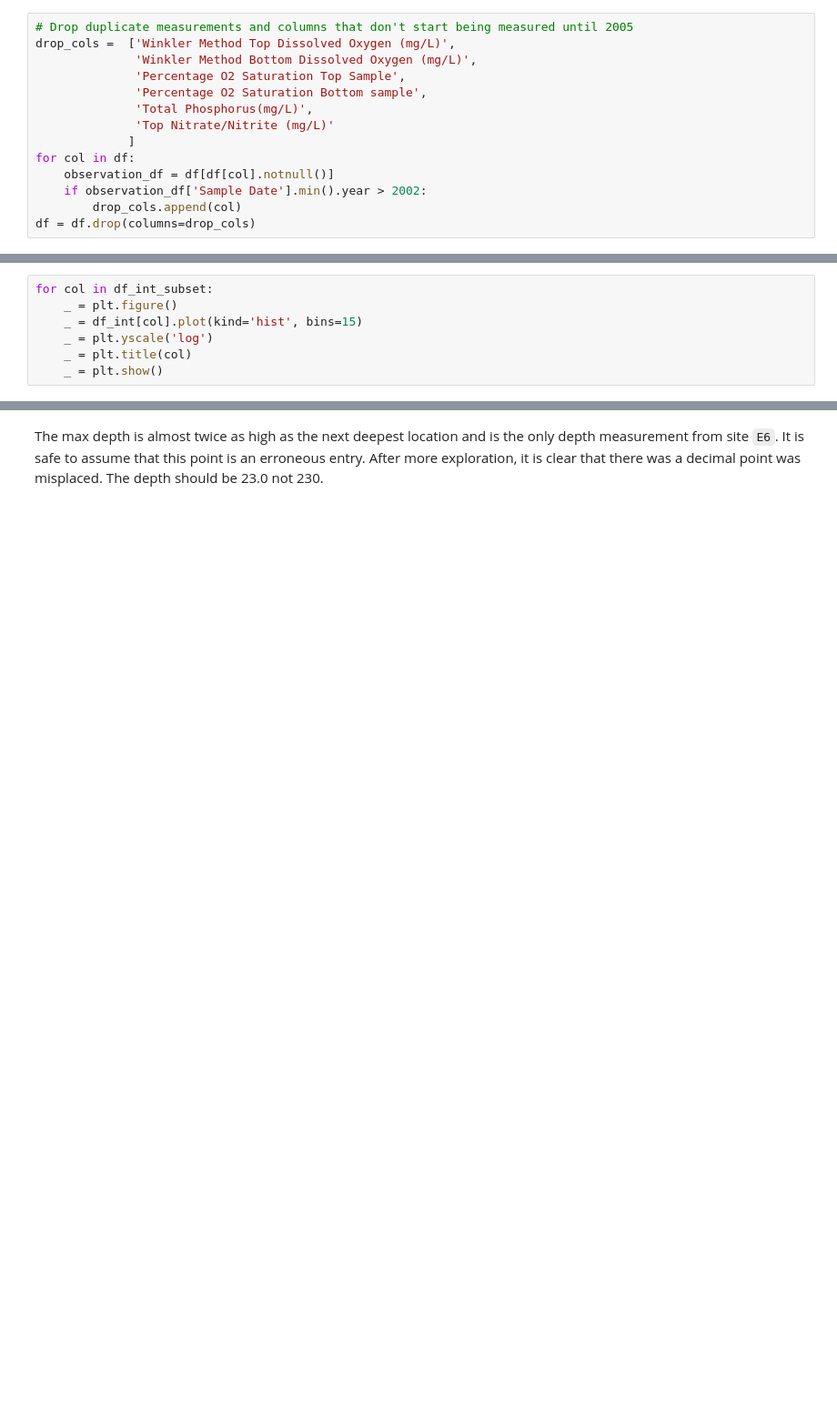
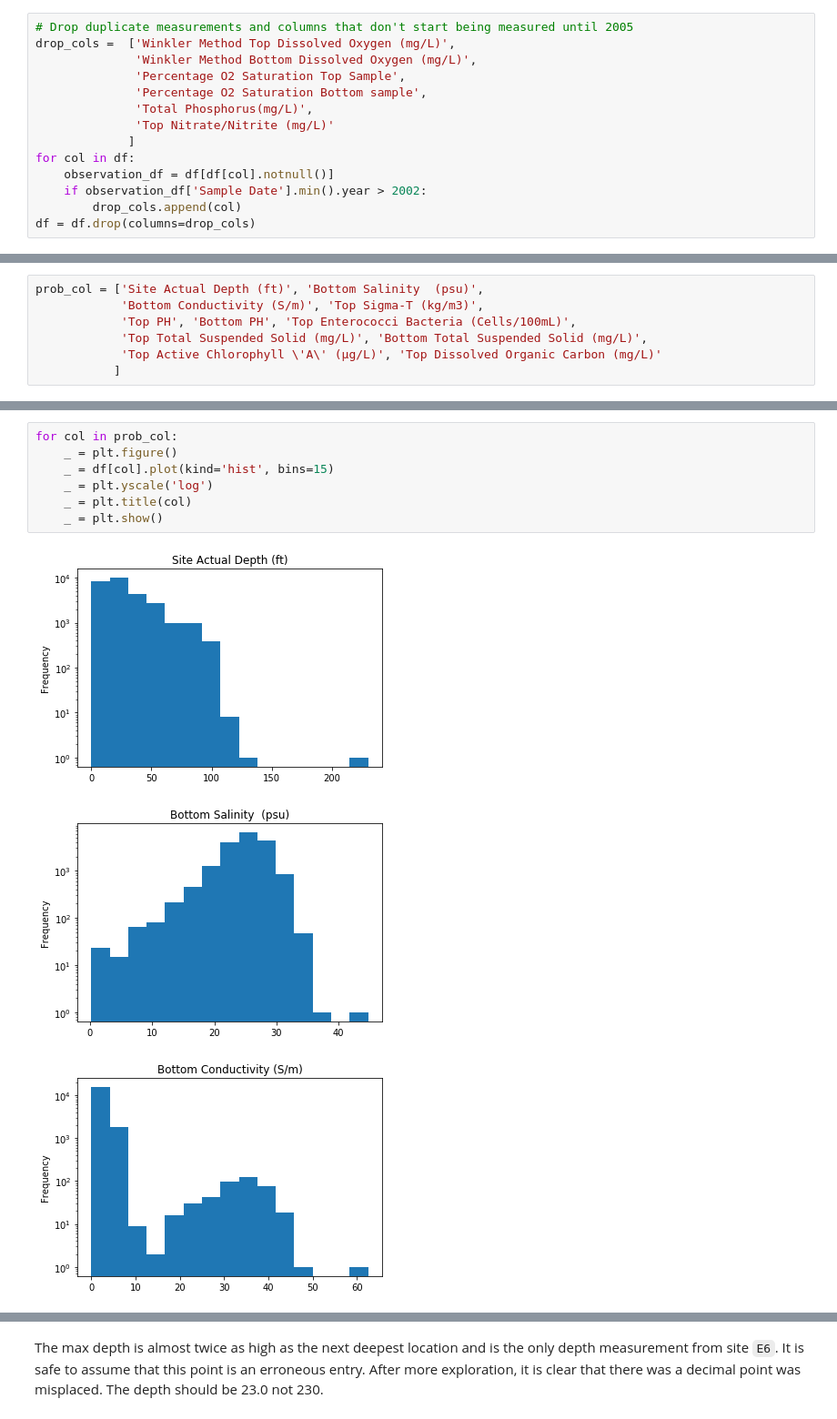
Before and after one commit to dradamski/capstone-two, a Jupyter notebook: notebooks/Data Wrangling.ipynb, the cells around one changed output, grey strips where cells are left out. Shown: that part at 91% size. Cells and saved outputs as stored; diff of their text form; blank space fills up the shorter version.

```diff
--- a/notebooks/Data Wrangling.ipynb
+++ b/notebooks/Data Wrangling.ipynb
@@ -281,0 +280,7 @@ df_int_subset.describe()
+# %%
+prob_col = ['Site Actual Depth (ft)', 'Bottom Salinity  (psu)',
+            'Bottom Conductivity (S/m)', 'Top Sigma-T (kg/m3)',
+            'Top PH', 'Bottom PH', 'Top Enterococci Bacteria (Cells/100mL)',
+            'Top Total Suspended Solid (mg/L)', 'Bottom Total Suspended Solid (mg/L)',
+            'Top Active Chlorophyll \'A\' (µg/L)', 'Top Dissolved Organic Carbon (mg/L)'
+           ]
@@ -282,7 +299,11 @@ df_int_subset.describe()
 # %%
-for col in df_int_subset:
+for col in prob_col:
     _ = plt.figure()
-    _ = df_int[col].plot(kind='hist', bins=15)
+    _ = df[col].plot(kind='hist', bins=15)
     _ = plt.yscale('log')
     _ = plt.title(col)
     _ = plt.show()
+# %% [output]
+[figure, added]
+[figure, added]
+[figure, added]
```
Also changed, not shown: parts of 25 cells of this notebook.
